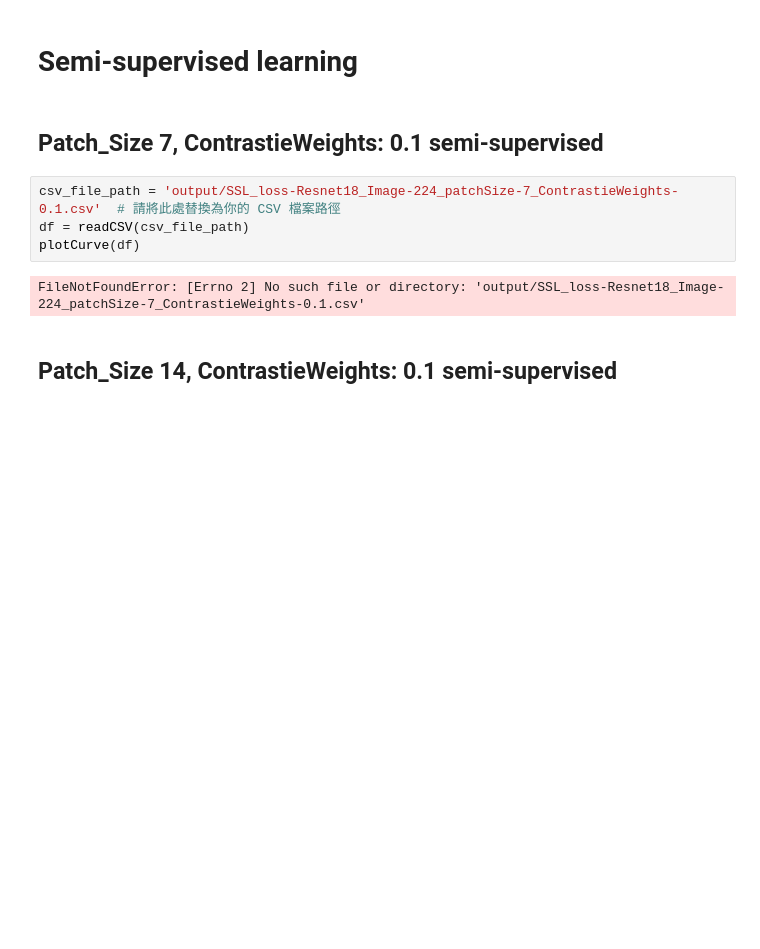
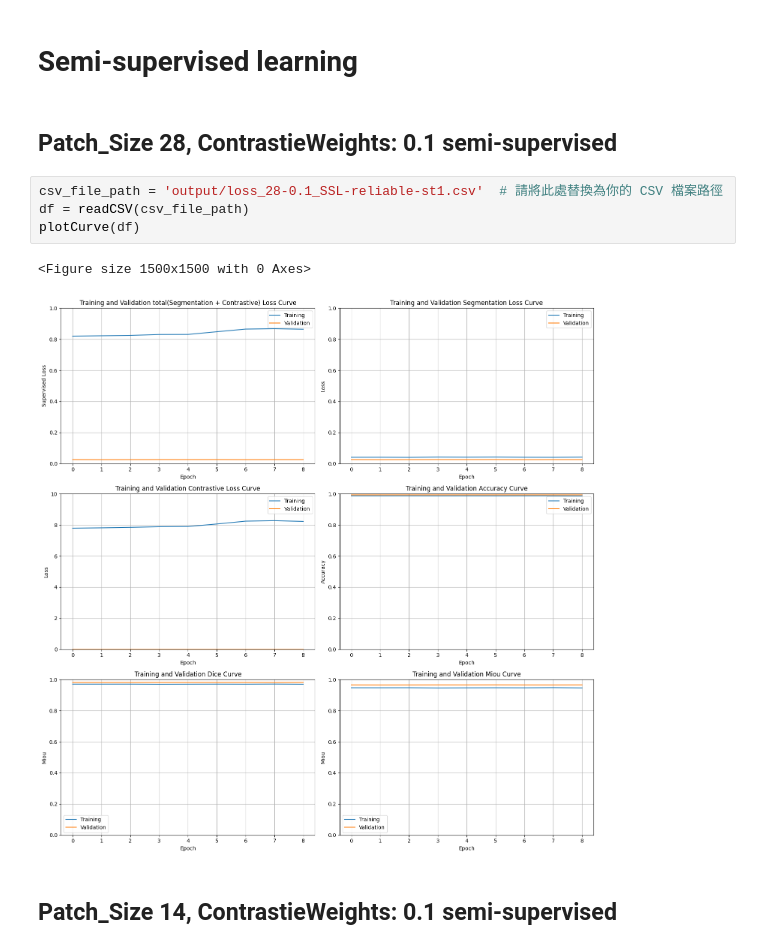
Before and after one commit to Yang-Jiaxiang/PatchCL-MedSeg-Louis, a Jupyter notebook: Loss_curve.ipynb, the cells around one changed output. Saved outputs shown, nothing was run; the diff lists cells and outputs as text; blank space fills up the shorter version.

Commit message:
loss curve

```diff
--- a/Loss_curve.ipynb
+++ b/Loss_curve.ipynb
@@ -128,13 +128,14 @@ plotCurve(df, weight = 0.5)
 # %% [markdown]
 # Semi-supervised learning
 # %% [markdown]
-## Patch_Size 7, ContrastieWeights: 0.1 semi-supervised
+## Patch_Size 28, ContrastieWeights: 0.1 semi-supervised
 # %%
-csv_file_path = 'output/SSL_loss-Resnet18_Image-224_patchSize-7_ContrastieWeights-0.1.csv'  # 請將此處替換為你的 CSV 檔案路徑
+csv_file_path = 'output/loss_28-0.1_SSL-reliable-st1.csv'  # 請將此處替換為你的 CSV 檔案路徑
 df = readCSV(csv_file_path)
 plotCurve(df)
 # %% [output]
-FileNotFoundError: [Errno 2] No such file or directory: 'output/SSL_loss-Resnet18_Image-224_patchSize-7_ContrastieWeights-0.1.csv'
+<Figure size 1500x1500 with 0 Axes>
+[figure, added]
 # %% [markdown]
 ## Patch_Size 14, ContrastieWeights: 0.1 semi-supervised
 # %%
```
Also changed, not shown: parts of 5 cells of this notebook, 5 other files.
